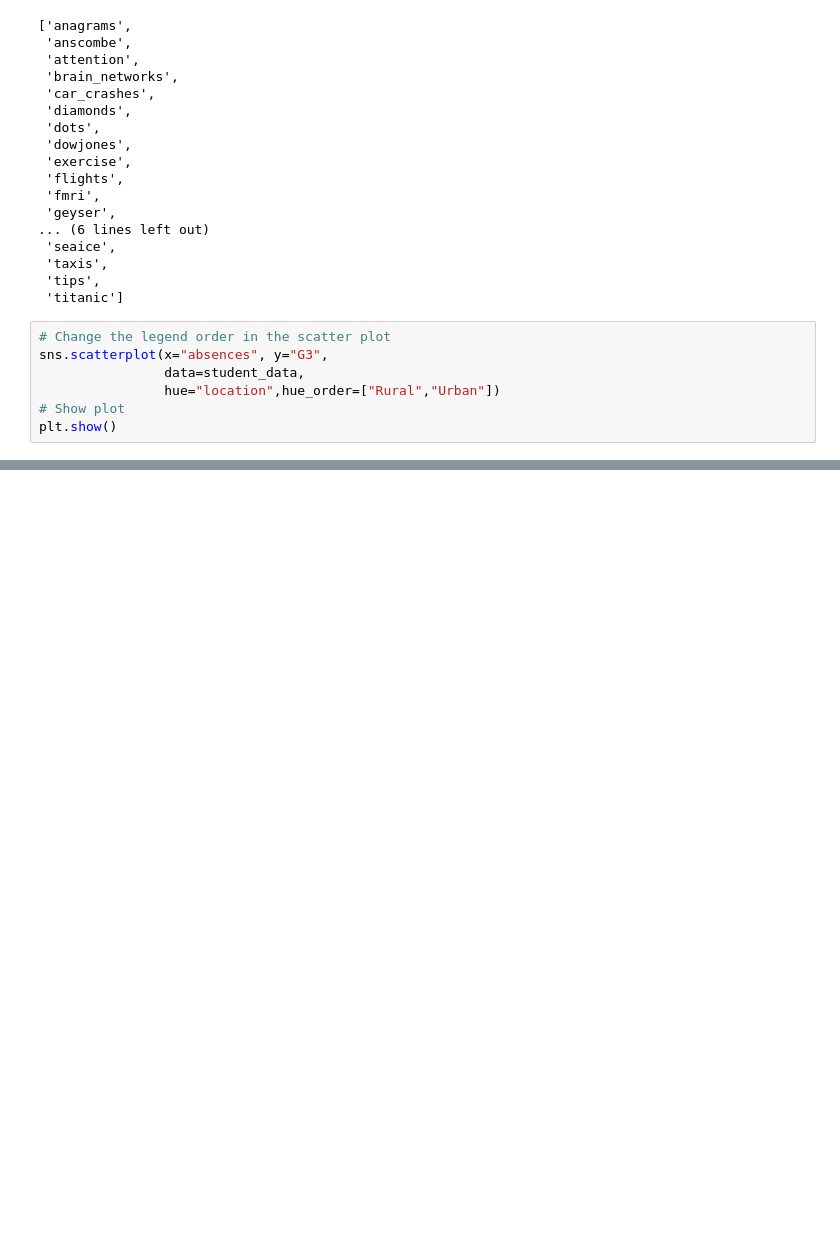
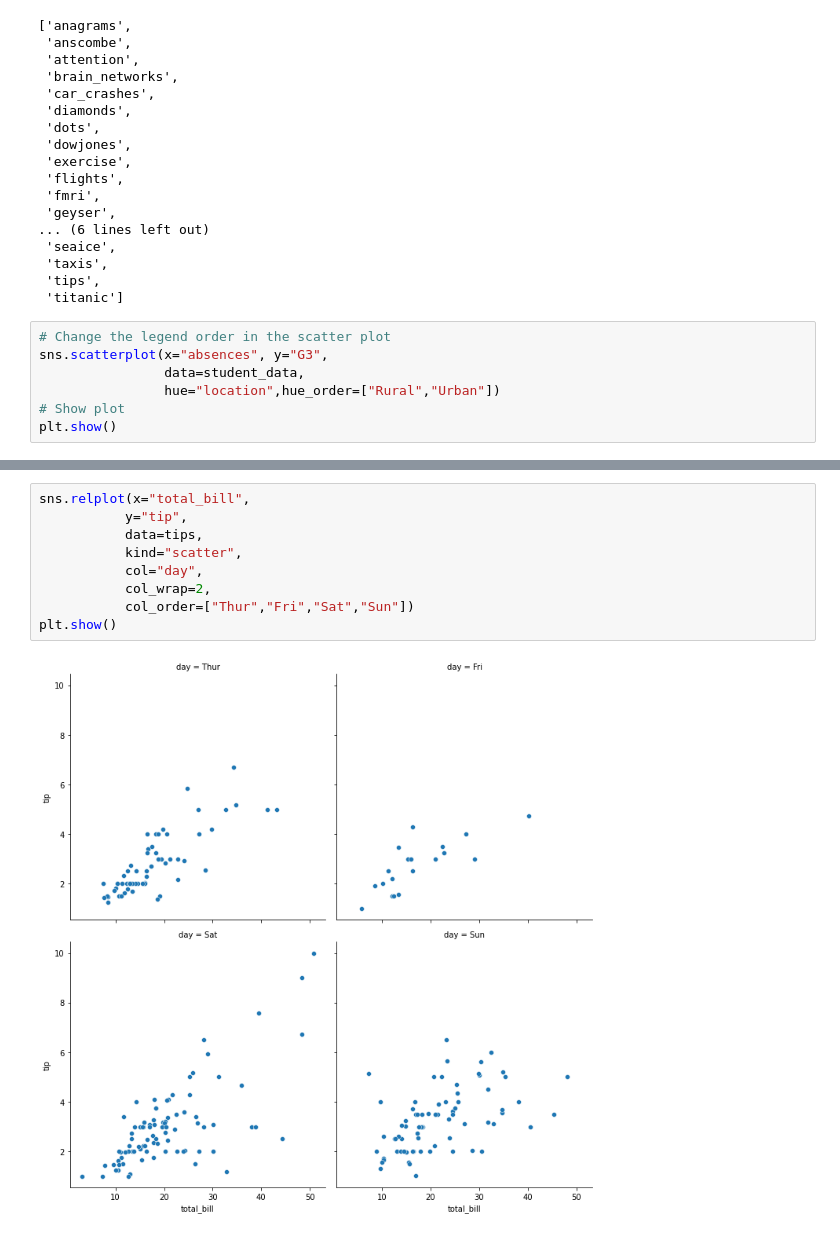
Before and after one commit to ecuerbo/pyprac, a Jupyter notebook: datacamp/intro to seaborn.ipynb, the cells around one changed output, grey strips where cells are left out. Saved outputs shown, nothing was run; the diff lists cells and outputs as text; blank space fills up the shorter version.

```diff
--- a/datacamp/intro to seaborn.ipynb
+++ b/datacamp/intro to seaborn.ipynb
@@ -75,0 +95,11 @@ plt.show()
+# %%
+sns.relplot(x="total_bill",
+           y="tip",
+           data=tips,
+           kind="scatter",
+           col="day",
+           col_wrap=2,
+           col_order=["Thur","Fri","Sat","Sun"])
+plt.show()
+# %% [output]
+[figure, added]
```
Also changed, not shown: parts of 4 cells of this notebook.
